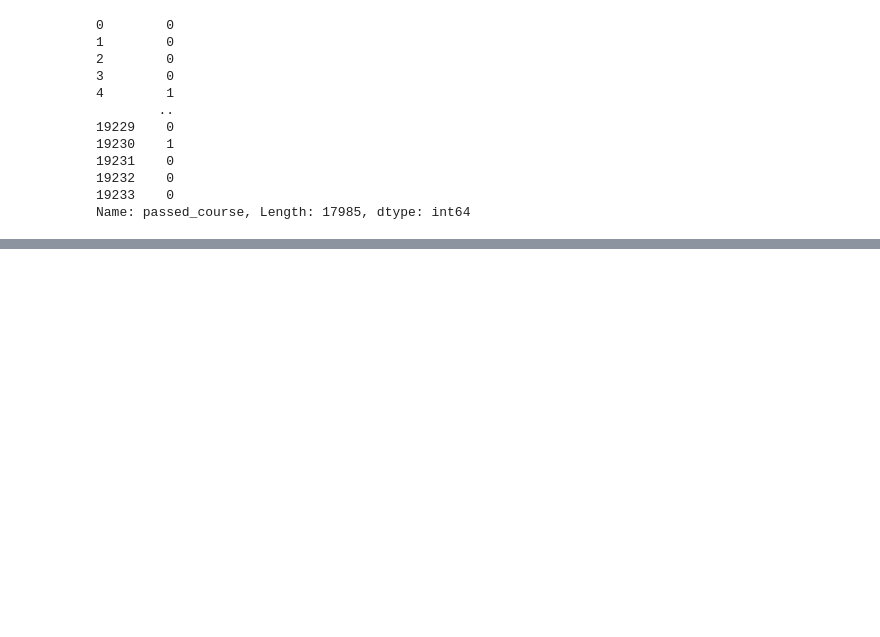
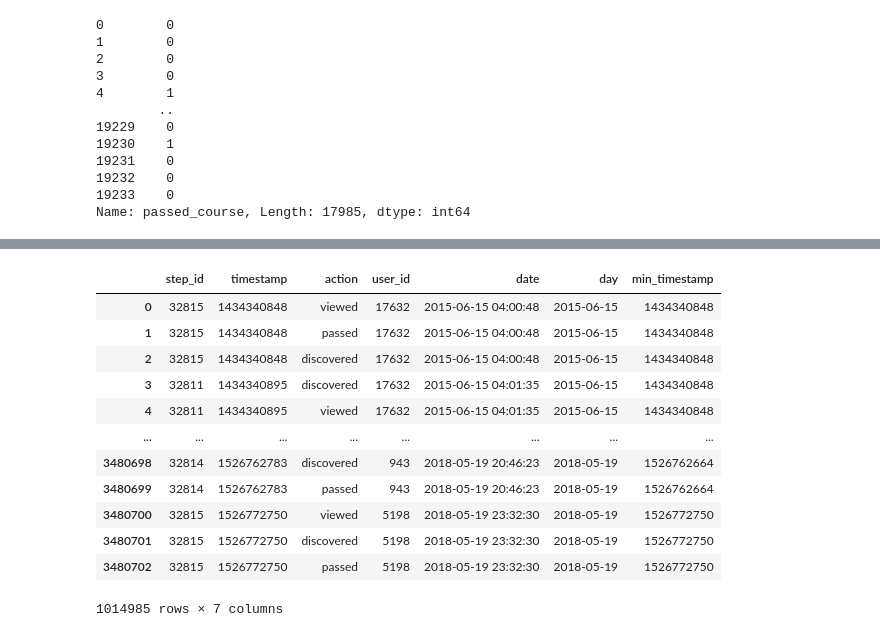
Before and after one commit to raent1/N_C_Projects, a Jupyter notebook: stepik_ml_contest/stepik_ml_project.ipynb, the cells around one changed output, grey strips where cells are left out. Drawn from its saved outputs; the diff is of its cells as text; code cells hidden in the pictures; blank space fills up the shorter version.

```diff
--- a/stepik_ml_contest/stepik_ml_project.ipynb
+++ b/stepik_ml_contest/stepik_ml_project.ipynb
@@ -652,0 +713,40 @@ Name: passed_course, Length: 17985, dtype: int64
+# %%
+# run до 4 раздела
+user_min_time = events_data.groupby('user_id', as_index=False) \
+    .agg({'timestamp': 'min'}) \
+    .rename({'timestamp': 'min_timestamp'}, axis=1)
+users_data = users_data.merge(user_min_time, how='outer')
+
+ev_d = events_data.merge(user_min_time, how="outer")
+three_days = 3 * 24 * 60 * 60
+events_data_train = ev_d[ev_d.timestamp <= ev_d.min_timestamp + three_days]
+
+sub_d = submissions_data.merge(user_min_time, how="outer")
+submissions_data_train = sub_d[sub_d.timestamp <= sub_d.min_timestamp + three_days]
+
+X = submissions_data_train.groupby('user_id').day.nunique().to_frame().reset_index() \
+    .rename(columns={'day': 'days'})
+steps_tried = submissions_data_train.groupby('user_id').step_id.nunique().to_frame().reset_index() \
+    .rename(columns={'step_id': 'steps_tried'})
+X = X.merge(steps_tried, on='user_id', how='outer')
+X = X.merge(submissions_data_train.pivot_table(index='user_id',
+                        columns='submission_status',
+                        values='step_id',
+                        aggfunc='count',
+                        fill_value=0).reset_index())
+X['correct_ratio'] = X.correct / (X.correct + X.wrong)
+X = X.merge(events_data_train.pivot_table(index='user_id',
+                        columns='action',
+                        values='step_id',
+                        aggfunc='count',
+                        fill_value=0).reset_index()[['user_id', 'viewed']], how='outer')
+X = X.fillna(0)
+X = X.merge(users_data[['user_id', 'passed_course', 'is_gone_users']], how='outer')
+X = X[~((X.is_gone_users == False) & (X.passed_course == False))]
+
+y = X.passed_course
+y = y.map(int)
+
+X = X.drop(['passed_course', 'is_gone_users'], axis=1)
+X = X.set_index(X.user_id)
+X = X.drop('user_id', axis=1)
@@ -652,0 +843,16 @@ Name: passed_course, Length: 17985, dtype: int64
+# %%
+events_data_train
+# %% [output]
+|  | step_id | timestamp | action | user_id | date | day | min_timestamp |
+| 0 | 32815 | 1434340848 | viewed | 17632 | 2015-06-15 04:00:48 | 2015-06-15 | 1434340848 |
+| 1 | 32815 | 1434340848 | passed | 17632 | 2015-06-15 04:00:48 | 2015-06-15 | 1434340848 |
+| 2 | 32815 | 1434340848 | discovered | 17632 | 2015-06-15 04:00:48 | 2015-06-15 | 1434340848 |
+| 3 | 32811 | 1434340895 | discovered | 17632 | 2015-06-15 04:01:35 | 2015-06-15 | 1434340848 |
+| 4 | 32811 | 1434340895 | viewed | 17632 | 2015-06-15 04:01:35 | 2015-06-15 | 1434340848 |
+| ... | ... | ... | ... | ... | ... | ... | ... |
+| 3480698 | 32814 | 1526762783 | discovered | 943 | 2018-05-19 20:46:23 | 2018-05-19 | 1526762664 |
+| 3480699 | 32814 | 1526762783 | passed | 943 | 2018-05-19 20:46:23 | 2018-05-19 | 1526762664 |
+| 3480700 | 32815 | 1526772750 | viewed | 5198 | 2018-05-19 23:32:30 | 2018-05-19 | 1526772750 |
+| 3480701 | 32815 | 1526772750 | discovered | 5198 | 2018-05-19 23:32:30 | 2018-05-19 | 1526772750 |
+| 3480702 | 32815 | 1526772750 | passed | 5198 | 2018-05-19 23:32:30 | 2018-05-19 | 1526772750 |
+1014985 rows × 7 columns
```
Also changed, not shown: parts of 18 cells of this notebook.
